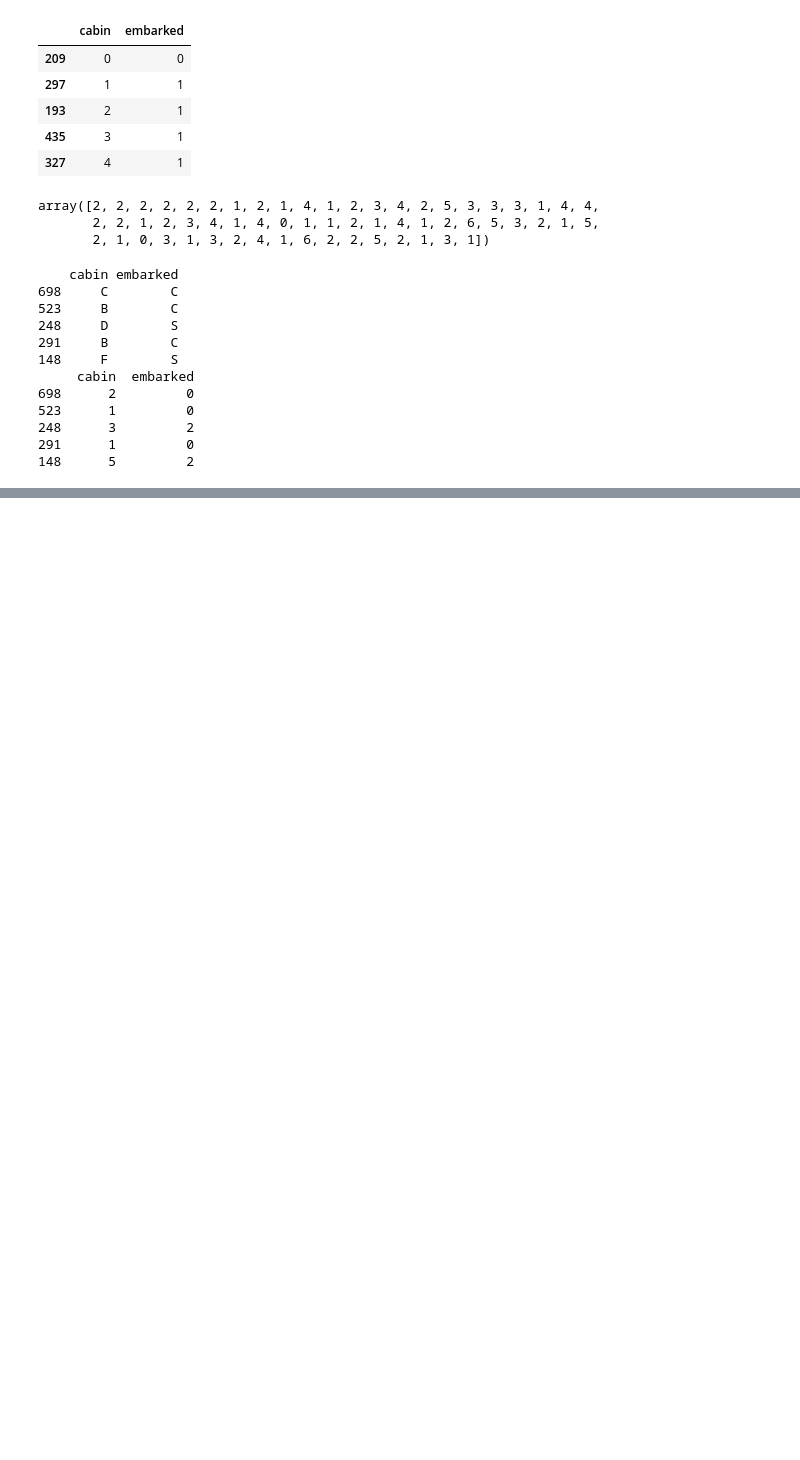
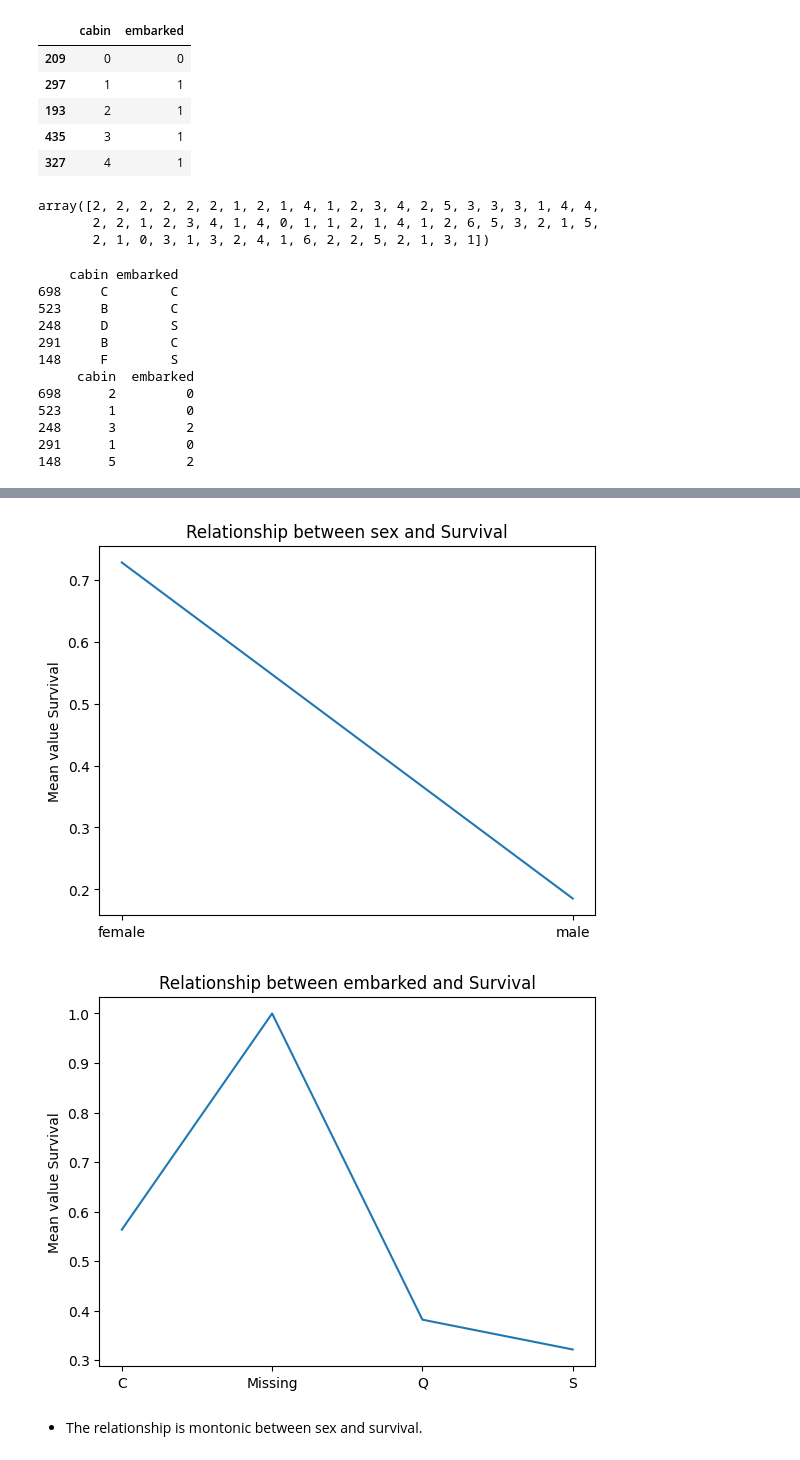
Before and after one commit to kar137/Machine-Learning-Portfolio, a Jupyter notebook: notebooks/Feature-Engineering/encoding.ipynb, the cells around one changed output, grey strips where cells are left out. Drawn from its saved outputs; the diff is of its cells as text; code cells hidden in the pictures; blank space fills up the shorter version.

Commit message:
Implement count/frequency encoding and mean/target encoding

```diff
--- a/notebooks/Feature-Engineering/encoding.ipynb
+++ b/notebooks/Feature-Engineering/encoding.ipynb
@@ -241,0 +346,12 @@ print(train_label_encoded.head())
+# %%
+import matplotlib.pyplot as plt
+import pandas as pd
+
+# Mean-Encoding using feature engine package
+from feature_engine.encoding import MeanEncoder
+
+data = pd.read_csv("../../data/Titanic-Dataset.csv")
+
+data = data[['sex', 'embarked', 'survived']]
+
+data.head()
@@ -241,0 +365,8 @@ print(train_label_encoded.head())
+# %%
+# lets fill the na in embarked with "Missing"
+data['embarked'].fillna('Missing', inplace=True)
+
+# lets look at the no.of unique labels
+for column in data.columns:
+    no_of_labels = len(data[column].unique())
+    print(f"{column} : {no_of_labels} labels")
@@ -241,0 +377,11 @@ print(train_label_encoded.head())
+# %%
+# splitting the dataset
+from sklearn.model_selection import train_test_split
+
+X_train, X_test, y_train, y_test = train_test_split(
+    data[['sex', 'embarked', 'survived']], #keeping the target in input set
+    data['survived'],
+    test_size = 0.3,
+    random_state = 42)
+
+X_train.head()
@@ -241,0 +395,15 @@ print(train_label_encoded.head())
+# %%
+def relationship_plot(variables):
+    for var in variables:
+        plt.figure()
+        plt.plot(X_train.groupby([var])['survived'].mean())#calculates mean of target value per variable
+        plt.title(f'Relationship between {var} and Survival')
+        plt.ylabel('Mean value Survival')
+        plt.show()
+# %%
+relationship_plot(['sex', 'embarked'])
+# %% [output]
+[figure, added]
+[figure, added]
+# %% [markdown]
+- The relationship is montonic between sex and survival.
```
Also changed, not shown: parts of 16 cells of this notebook.
